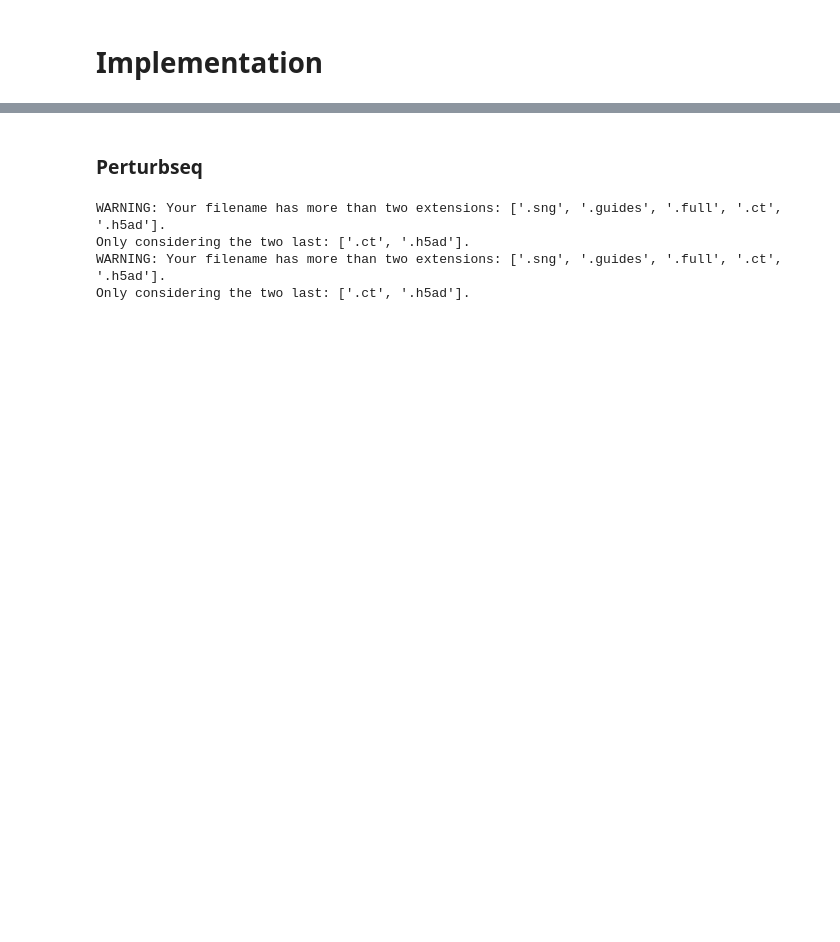
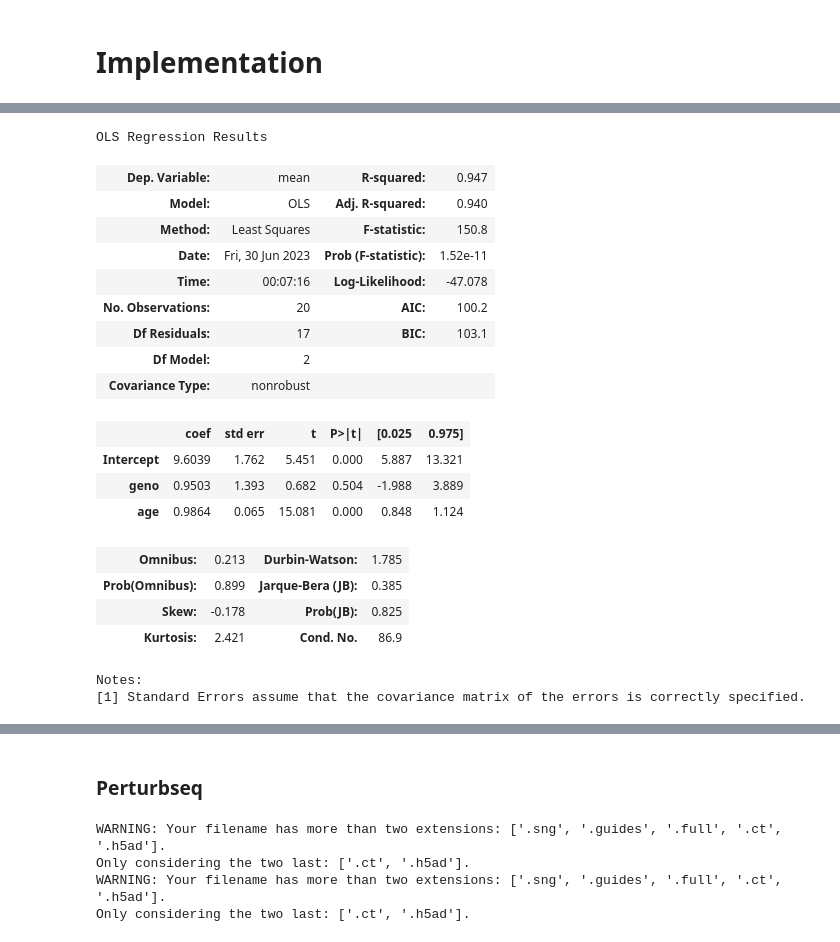
Before and after one commit to mincheoly/memento, a Jupyter notebook: examples/implementation.ipynb, the cells around one changed output, grey strips where cells are left out. Cells and saved outputs as stored; diff of their text form; code cells hidden in the pictures; blank space fills up the shorter version.

```diff
--- a/examples/implementation.ipynb
+++ b/examples/implementation.ipynb
@@ -36,0 +256,3 @@ logging.captureWarnings(True)
+# %%
+pseudobulks = df.groupby(['ind', 'geno', 'age']).agg({'expr':['mean', 'var']}).reset_index()
+pseudobulks.columns = ['ind', 'geno', 'age', 'mean', 'var']
@@ -36,0 +273,23 @@ logging.captureWarnings(True)
+# %%
+smf.ols('mean~geno+age', pseudobulks).fit().summary()
+# %% [output]
+OLS Regression Results
+| Dep. Variable: | mean | R-squared: | 0.947 |
+| Model: | OLS | Adj. R-squared: | 0.940 |
+| Method: | Least Squares | F-statistic: | 150.8 |
+| Date: | Fri, 30 Jun 2023 | Prob (F-statistic): | 1.52e-11 |
+| Time: | 00:07:16 | Log-Likelihood: | -47.078 |
+| No. Observations: | 20 | AIC: | 100.2 |
+| Df Residuals: | 17 | BIC: | 103.1 |
+| Df Model: | 2 |  |  |
+| Covariance Type: | nonrobust |  |  |
+|  | coef | std err | t | P>|t| | [0.025 | 0.975] |
+| Intercept | 9.6039 | 1.762 | 5.451 | 0.000 | 5.887 | 13.321 |
+| geno | 0.9503 | 1.393 | 0.682 | 0.504 | -1.988 | 3.889 |
+| age | 0.9864 | 0.065 | 15.081 | 0.000 | 0.848 | 1.124 |
+| Omnibus: | 0.213 | Durbin-Watson: | 1.785 |
+| Prob(Omnibus): | 0.899 | Jarque-Bera (JB): | 0.385 |
+| Skew: | -0.178 | Prob(JB): | 0.825 |
+| Kurtosis: | 2.421 | Cond. No. | 86.9 |
+Notes:
+[1] Standard Errors assume that the covariance matrix of the errors is correctly specified.
```
Also changed, not shown: parts of 22 cells of this notebook, 2 other files.
